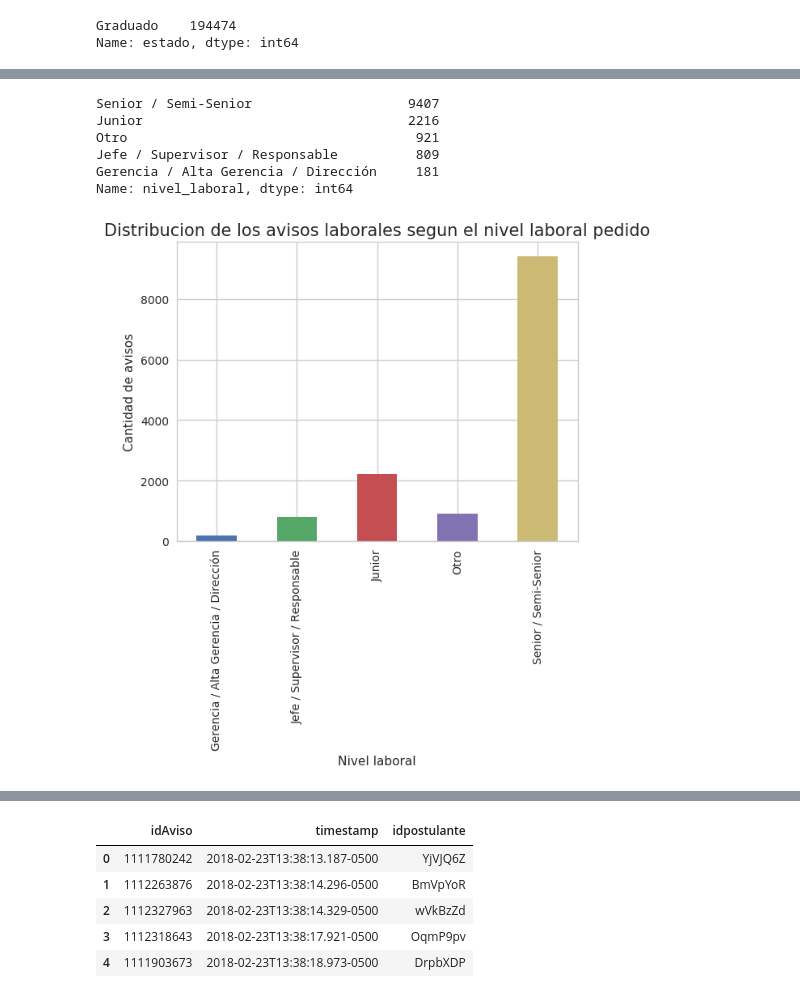
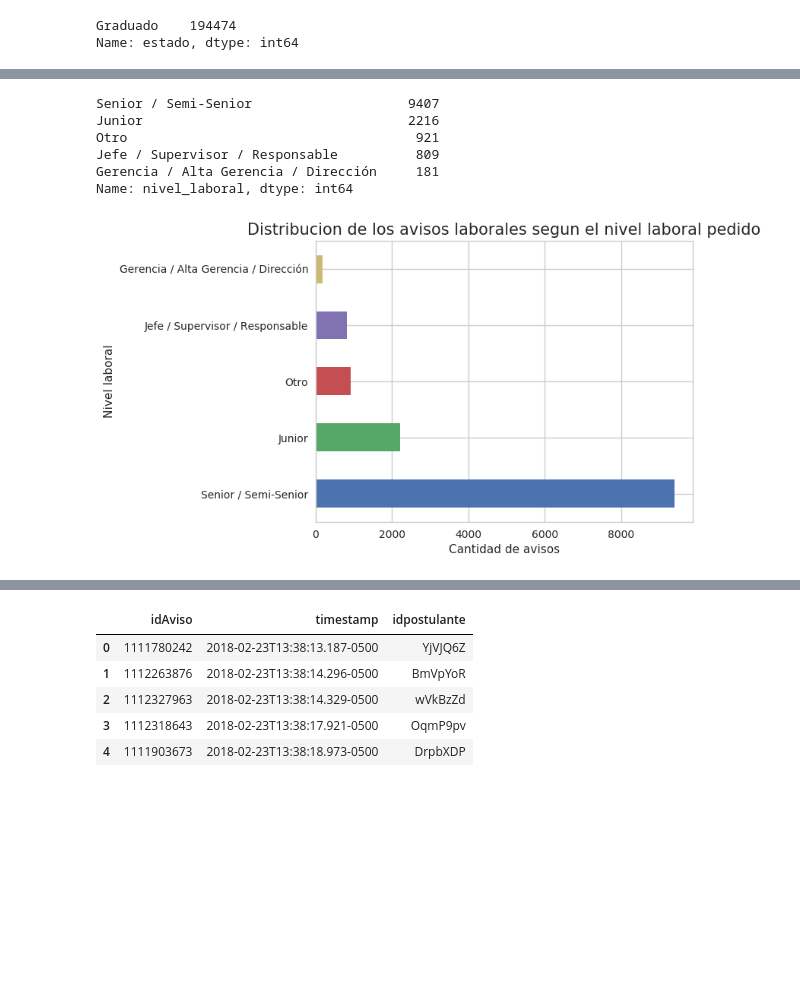
Before and after one commit to juanpcapurro/tp_datos, a Jupyter notebook: Exploracion.ipynb, the cells around one changed output, grey strips where cells are left out. Saved outputs shown, nothing was run; the diff lists cells and outputs as text; code cells hidden in the pictures; blank space fills up the shorter version.

```diff
--- a/Exploracion.ipynb
+++ b/Exploracion.ipynb
@@ -66,8 +82,8 @@ dtype: bool
 # %%
 #ESTE DF TIENE DATOS NULOS EN LAS COLUMNAS DE 'CIUDAD', 'MAPACALLE' Y 'DENOMINACION_EMPRESA'.
 #Decidimos eliminarlas ya que no nos parecieron muy relevantes para el analisis
-avisos_detalle.drop(['ciudad','mapacalle','denominacion_empresa'],1,inplace=True)
-avisos_detalle.drop('descripcion',1,inplace=True)
+avisos_detalle.drop(['ciudad','mapacalle','denominacion_empresa','descripcion'],1,inplace=True)
+#avisos_detalle.drop('descripcion',1,inplace=True)
 # %%
 #Asi quedaria finalmente el archivo 'avisos_detalle' para el analisis
 avisos_detalle.head()
@@ -422,16 +509,16 @@ avisos_detalle.head()
 # %%
-avisos_nivel_laboral = avisos_detalle['nivel_laboral'].value_counts().sort_index().plot(kind='bar')
+avisos_nivel_laboral = avisos_detalle['nivel_laboral'].value_counts().plot(kind='barh')
 avisos_nivel_laboral.set_title('Distribucion de los avisos laborales segun el nivel laboral pedido',fontsize=15)
-avisos_nivel_laboral.set_xlabel('Nivel laboral')
-avisos_nivel_laboral.set_ylabel('Cantidad de avisos');
+avisos_nivel_laboral.set_xlabel('Cantidad de avisos')
+avisos_nivel_laboral.set_ylabel('Nivel laboral');
 
 avisos_detalle['nivel_laboral'].value_counts()
 # %% [output]
 Senior / Semi-Senior                    9407
 Junior                                  2216
 Otro                                     921
 Jefe / Supervisor / Responsable          809
 Gerencia / Alta Gerencia / Dirección     181
 Name: nivel_laboral, dtype: int64
-[figure, old version]
+[figure, new version]
 # %%
```
Also changed, not shown: parts of 26 cells of this notebook.
